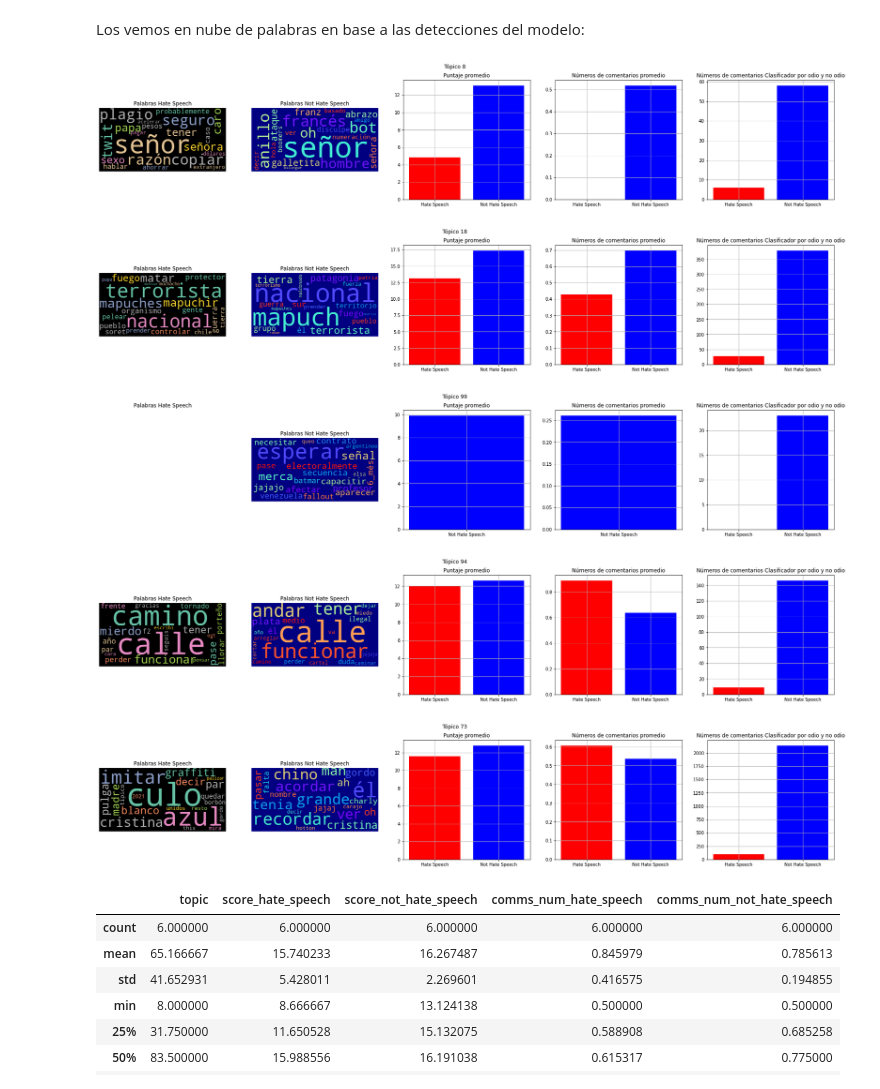
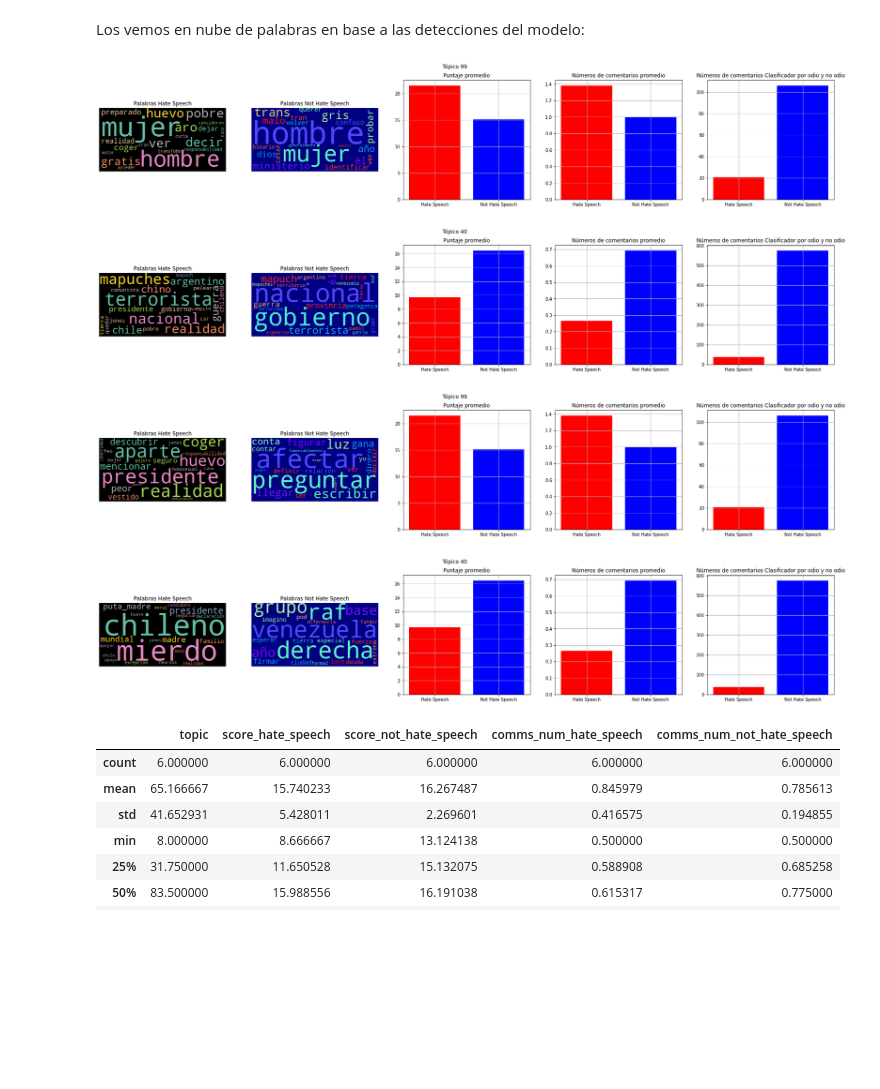
Before and after one commit to PerseoSoft/redditHateSpeech, a Jupyter notebook: src/6_pipeline_result.ipynb, the cells around one changed output. Drawn from its saved outputs; the diff is of its cells as text; code cells hidden in the pictures; blank space fills up the shorter version.

```diff
--- a/src/6_pipeline_result.ipynb
+++ b/src/6_pipeline_result.ipynb
@@ -182,17 +182,17 @@ Los vemos en nube de palabras en base a las detecciones del modelo:
 # %%
 # algunos tópicos interesantes: [8, 13, 14, 18, 23, 44, 53, 59, 61, 64, 72, 73, 87, 94, 98, 99, 100, 104, 114]
 # topicos hand-picked = [8 (economía), 18 (política), 99 (mujeres), 94 (leyes), 73]
 
 #df_marks = plot_word_cloud(np.arange(0, 119, 1), "freq")
-df_marks = plot_word_cloud([8, 18, 99, 94, 73], "freq")
+df_marks = plot_word_cloud([99,40], "freq")
 # %% [output]
-[figure, old version]
+[figure, new version]
-[figure, old version]
+[figure, new version]
-[figure, removed]
-[figure, removed]
-[figure, removed]
 # %%
-df_marks = plot_word_cloud([8, 18, 99, 94, 99, 73], "pmi")
+df_marks = plot_word_cloud([99,40], "pmi")
+# %% [output]
+[figure, added]
+[figure, added]
 # %%
 df_marks.describe()
 # %% [output]
```
Also changed, not shown: parts of 1 cell of this notebook, 7 other files.
